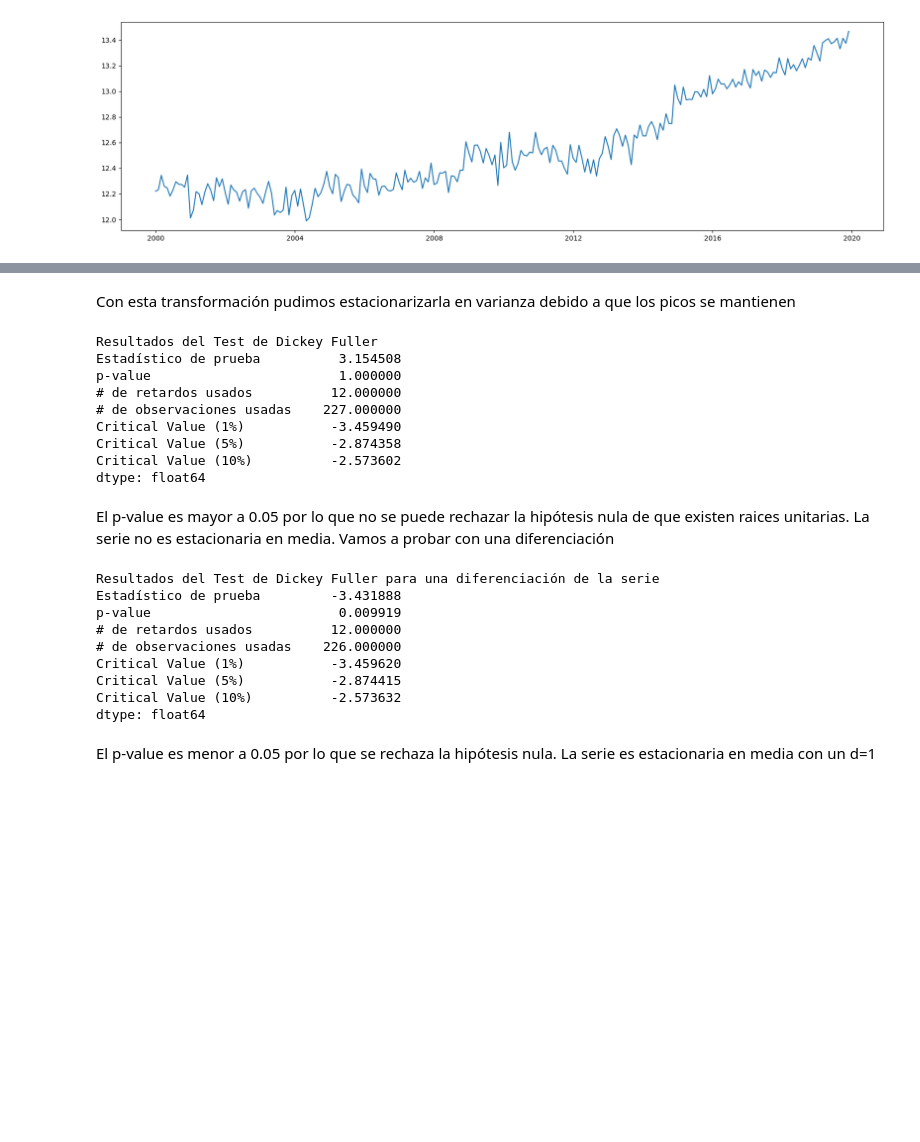
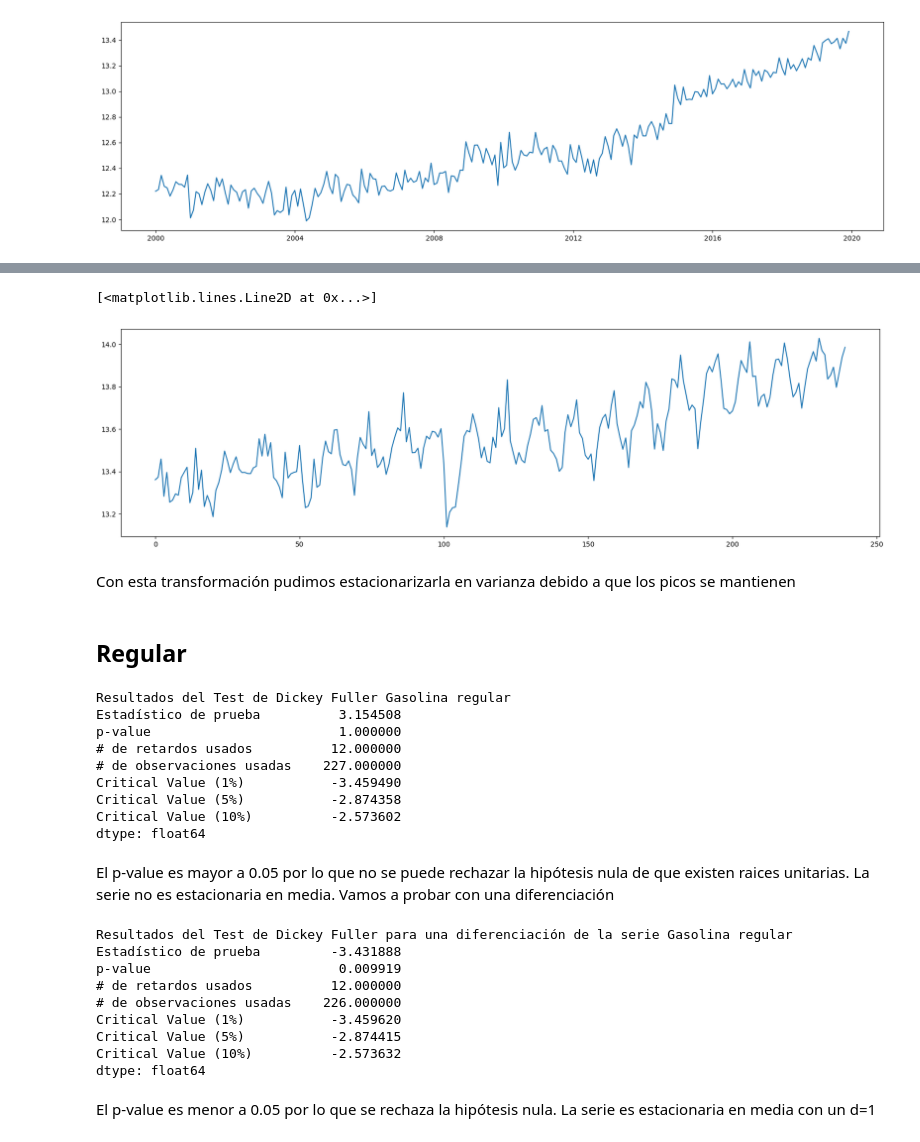
Before and after one commit to andreamalin/HDT2_DS, a Jupyter notebook: main.ipynb, the cells around one changed output, grey strips where cells are left out. Cells and saved outputs as stored; diff of their text form; code cells hidden in the pictures; blank space fills up the shorter version.

```diff
--- a/main.ipynb
+++ b/main.ipynb
@@ -276,14 +287,22 @@ plt.plot(train_regular_log)
+# %%
+train_diesel_log = np.log(train_diesel_gas)
+plt.plot(train_diesel_log)
+# %% [output]
+[<matplotlib.lines.Line2D at 0x...>]
+[figure, added]
 # %% [markdown]
 Con esta transformación pudimos estacionarizarla en varianza debido a que los picos se mantienen
+# %% [markdown]
+## Regular
 # %%
-print('Resultados del Test de Dickey Fuller')
+print('Resultados del Test de Dickey Fuller ' + label_regular)
 dfTest = adfuller(train_regular_gas, autolag='AIC')
 salidaDf = pd.Series(dfTest[0:4], index=['Estadístico de prueba','p-value','# de retardos usados','# de observaciones usadas'])
 for key,value in dfTest[4].items():
         salidaDf['Critical Value (%s)'%key] = value
 print(salidaDf)
 # %% [output]
-Resultados del Test de Dickey Fuller
+Resultados del Test de Dickey Fuller Gasolina regular
 Estadístico de prueba          3.154508
 p-value                        1.000000
 # de retardos usados          12.000000
@@ -295,7 +314,7 @@ dtype: float64
 # %% [markdown]
 El p-value es mayor a 0.05 por lo que no se puede rechazar la hipótesis nula de que existen raices unitarias. La serie no es estacionaria en media. Vamos a probar con una diferenciación
 # %%
-print('Resultados del Test de Dickey Fuller para una diferenciación de la serie')
+print('Resultados del Test de Dickey Fuller para una diferenciación de la serie ' + label_regular)
 train_regular_gas_log_diff = train_regular_gas.diff()
 train_regular_gas_log_diff.dropna(inplace=True)
 dfTest = adfuller(train_regular_gas_log_diff)
@@ -304,7 +323,7 @@ for key,value in dfTest[4].items():
         salidaDf['Critical Value (%s)'%key] = value
 print(salidaDf)
 # %% [output]
-Resultados del Test de Dickey Fuller para una diferenciación de la serie
+Resultados del Test de Dickey Fuller para una diferenciación de la serie Gasolina regular
 Estadístico de prueba         -3.431888
 p-value                        0.009919
 # de retardos usados          12.000000
```
Also changed, not shown: parts of 51 cells of this notebook.
